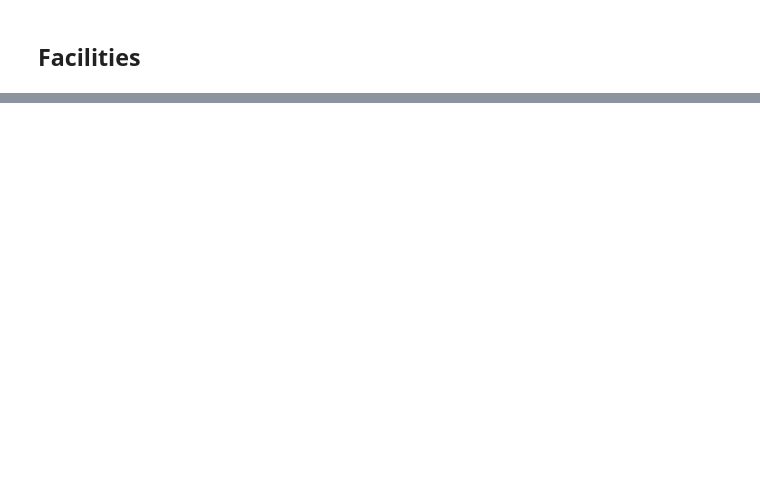
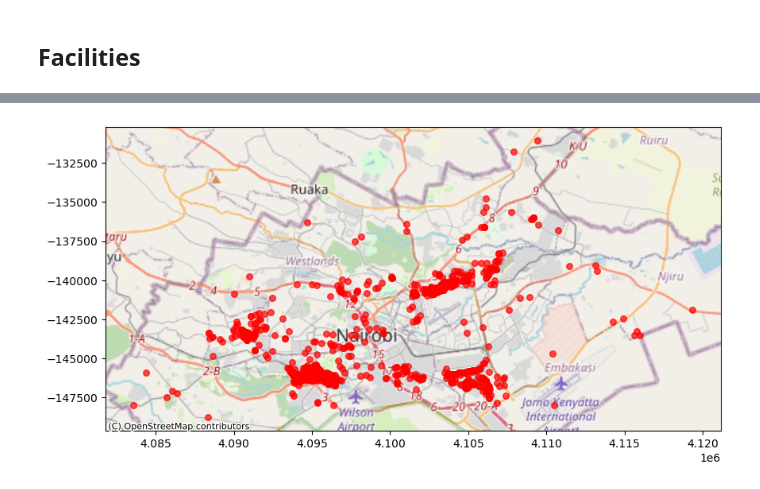
Before and after one commit to Boney-ux/healthcare-accessibility, a Jupyter notebook: notebooks/01_data_preparation.ipynb, the cells around one changed output, grey strips where cells are left out. Saved outputs shown, nothing was run; the diff lists cells and outputs as text; code cells hidden in the pictures; blank space fills up the shorter version.

```diff
--- a/notebooks/01_data_preparation.ipynb
+++ b/notebooks/01_data_preparation.ipynb
@@ -24,0 +134,9 @@ plt.savefig("../outputs/Nairobi.png", dpi=200)
+# %%
+health_facilities_web = health_facilities.to_crs(epsg=3857)
+# %%
+fig, ax = plt.subplots(figsize=(10, 10))
+health_facilities_web.plot(ax=ax, color="red", markersize=30, alpha=0.7)
+ctx.add_basemap(ax, source=ctx.providers.OpenStreetMap.Mapnik)
+plt.savefig("../outputs/medical_facilities_basemap.png", dpi=200)
+# %% [output]
+[figure, added]
```
Also changed, not shown: parts of 38 cells of this notebook, 5 other files.
